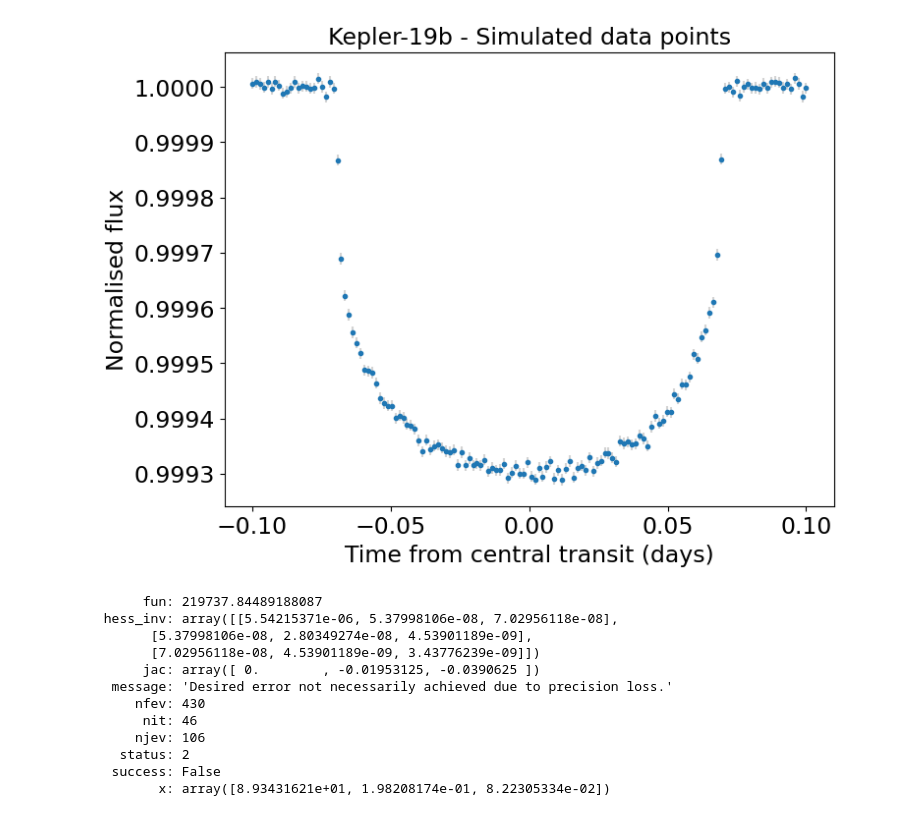
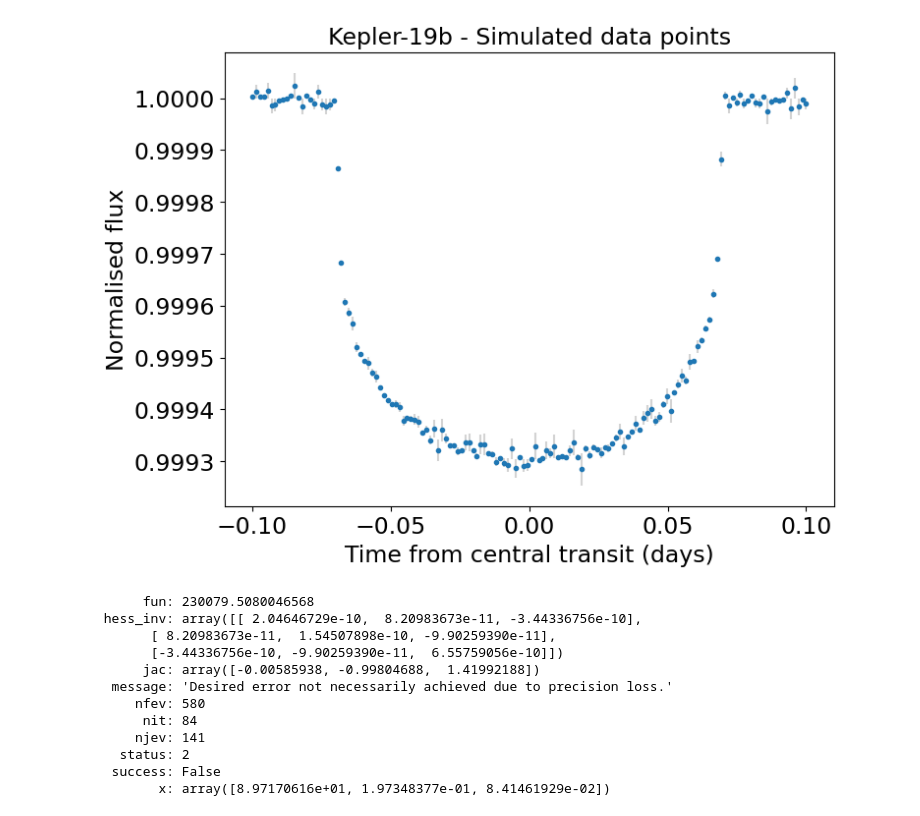
Before and after one commit to hrwakeford/MSci2022_TESS, a Jupyter notebook: Transit_fitting_model/mle_transit_fitting_model.ipynb, the cells around one changed output. Cells and saved outputs as stored; diff of their text form; code cells hidden in the pictures.

```diff
--- a/Transit_fitting_model/mle_transit_fitting_model.ipynb
+++ b/Transit_fitting_model/mle_transit_fitting_model.ipynb
@@ -96,20 +96,20 @@ true_flux = m.light_curve(params)
 # %%
 #Add noise to the signal
 sigma = 0.00001
-errs = np.random.normal(loc=0., scale=sigma, size=len(true_flux))
-true_flux += errs
+yerrs = np.random.normal(loc=0., scale=sigma, size=len(true_flux))
+true_flux += yerrs
 # %%
 fig, ax = plt.subplots(1, figsize=(8,6))
 plt.title("Kepler-19b - Simulated data points", size=17)
-plt.errorbar(t, true_flux, yerr=sigma, fmt='.', ecolor='LightGrey', label="Expected")
+plt.errorbar(t, true_flux, yerr=yerrs, fmt='.', ecolor='LightGrey', label="Expected")
 plt.xlabel("Time from central transit (days)", size=17)
 plt.ylabel("Normalised flux", size=17)
 
 ax.xaxis.set_tick_params(labelsize=17)
 ax.yaxis.set_tick_params(labelsize=17)
 plt.show()
 # %% [output]
-[figure, old version]
+[figure, new version]
 # %%
 
 guess_params = batman.TransitParams()
@@ -194,22 +187,22 @@ def log_prob(params, true_flux):
 # %%
 guess = [88, 0.18, 0.08]
 
-likelihood_model = optimize.minimize(log_prob, guess, args=(true_flux))
+likelihood_model = optimize.minimize(log_prob, guess, args=(true_flux, yerrs))
 model_orbital_inclination, model_R_planet, model_semi_major_axis = (likelihood_model['x'])
 print(likelihood_model)
 # %% [output]
-      fun: 219737.84489188087
- hess_inv: array([[5.54215371e-06, 5.37998106e-08, 7.02956118e-08],
-       [5.37998106e-08, 2.80349274e-08, 4.53901189e-09],
-       [7.02956118e-08, 4.53901189e-09, 3.43776239e-09]])
-      jac: array([ 0.        , -0.01953125, -0.0390625 ])
+      fun: 230079.5080046568
+ hess_inv: array([[ 2.04646729e-10,  8.20983673e-11, -3.44336756e-10],
+       [ 8.20983673e-11,  1.54507898e-10, -9.90259390e-11],
+       [-3.44336756e-10, -9.90259390e-11,  6.55759056e-10]])
+      jac: array([-0.00585938, -0.99804688,  1.41992188])
   message: 'Desired error not necessarily achieved due to precision loss.'
-     nfev: 430
-      nit: 46
-     njev: 106
+     nfev: 580
+      nit: 84
+     njev: 141
    status: 2
   success: False
-        x: array([8.93431621e+01, 1.98208174e-01, 8.22305334e-02])
+        x: array([8.97170616e+01, 1.97348377e-01, 8.41461929e-02])
 # %%
 model_params = batman.TransitParams()
 model_params.t0 = params.t0
```
Also changed, not shown: parts of 3 cells of this notebook.
